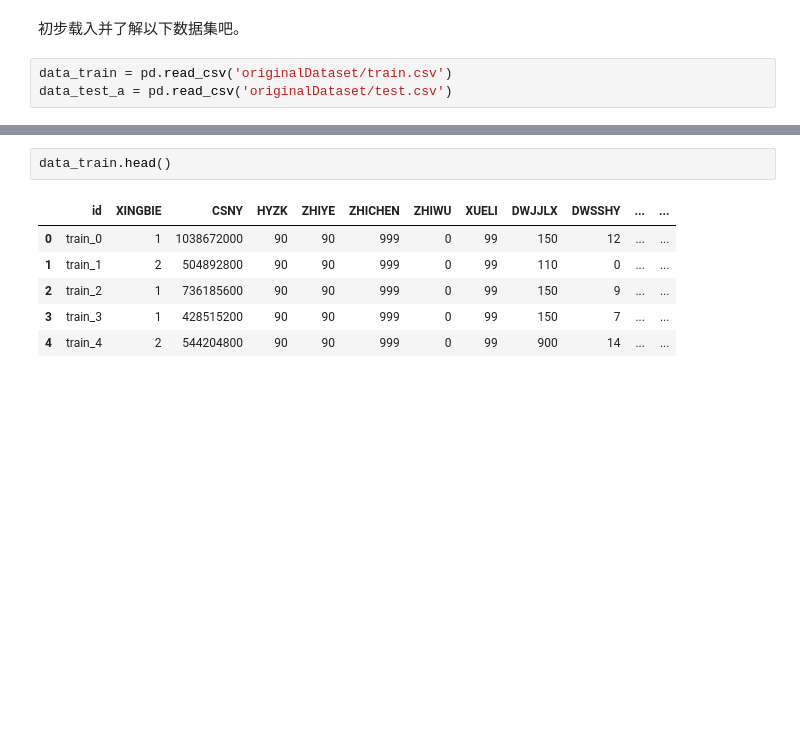
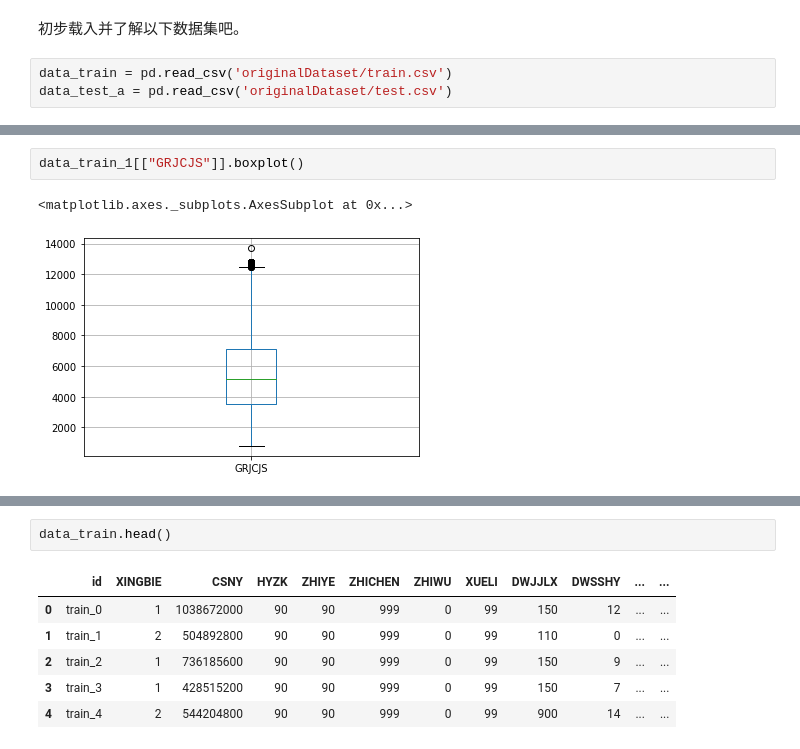
Before and after one commit to XMK233/MachineLearningPractice, a Jupyter notebook: GongJiJin/2.1-EDA-XXX.ipynb, the cells around one changed output, grey strips where cells are left out. Drawn from its saved outputs; the diff is of its cells as text; blank space fills up the shorter version.

```diff
--- a/GongJiJin/2.1-EDA-XXX.ipynb
+++ b/GongJiJin/2.1-EDA-XXX.ipynb
@@ -72,0 +121,5 @@ data_test_a = pd.read_csv('originalDataset/test.csv')
+# %%
+data_train_1[["GRJCJS"]].boxplot()
+# %% [output]
+<matplotlib.axes._subplots.AxesSubplot at 0x...>
+[figure, added]
```
Also changed, not shown: parts of 10 cells of this notebook, 2 other files.
